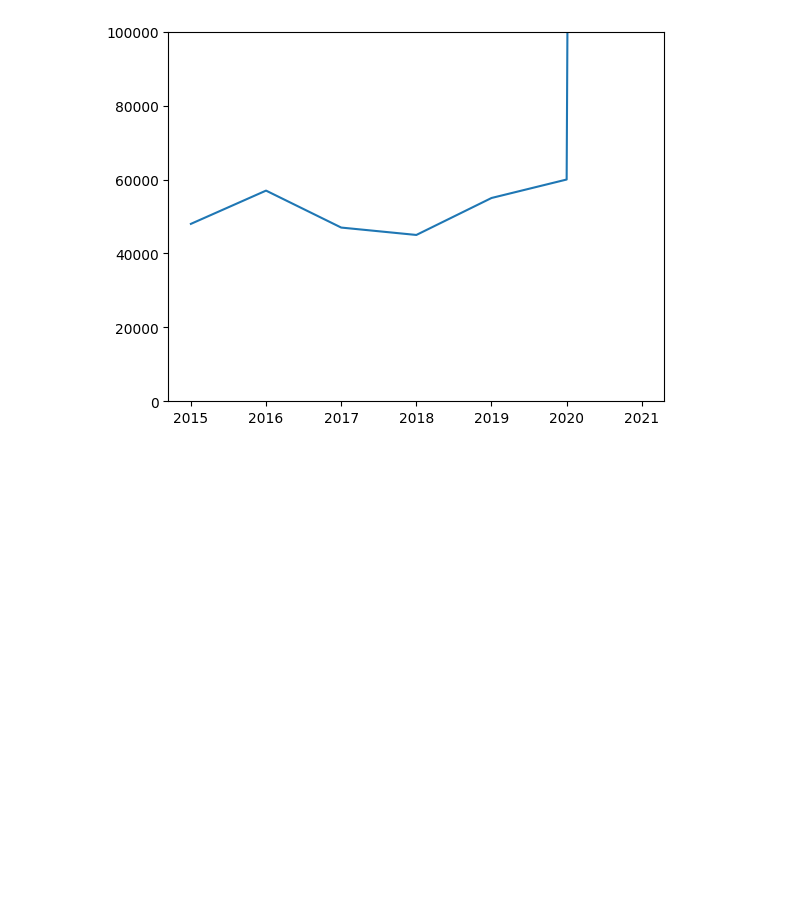
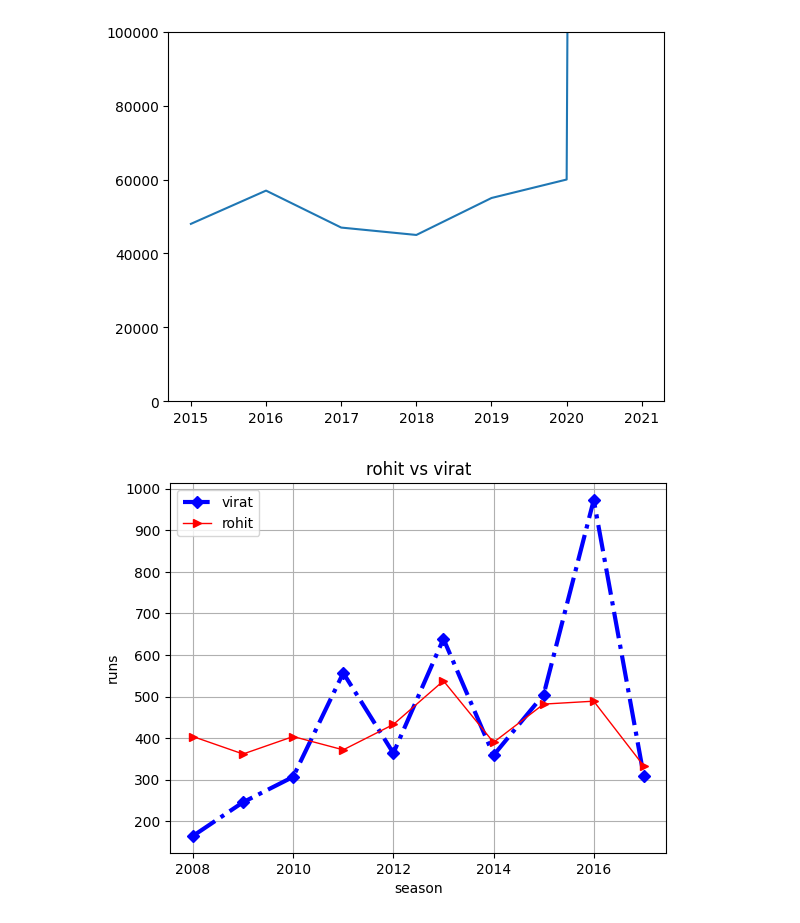
Before and after one commit to Abhinav09062005/python-, a Jupyter notebook: chapter4/mathplotlib.ipynb, the cells around one changed output. Saved outputs shown, nothing was run; the diff lists cells and outputs as text; code cells hidden in the pictures; blank space fills up the shorter version.

```diff
--- a/chapter4/mathplotlib.ipynb
+++ b/chapter4/mathplotlib.ipynb
@@ -69,3 +69,16 @@ plt.ylim(0,100000)
 # %% [output]
 (0.0, 100000.0)
 [figure]
+# %%
+# grid
+plt.plot(batsman['index'],batsman['V Kohli'],color='blue',linestyle='dashdot',linewidth=3,marker='D',label='virat')
+plt.plot(batsman['index'],batsman['RG Sharma'],color='red',linestyle='solid',linewidth=1,marker='>',label='rohit')
+
+plt.title('rohit vs virat')
+plt.xlabel('season')
+plt.ylabel('runs')
+
+plt.legend(loc='best')
+plt.grid()
+# %% [output]
+[figure, added]
```
Also changed, not shown: parts of 1 cell of this notebook.
